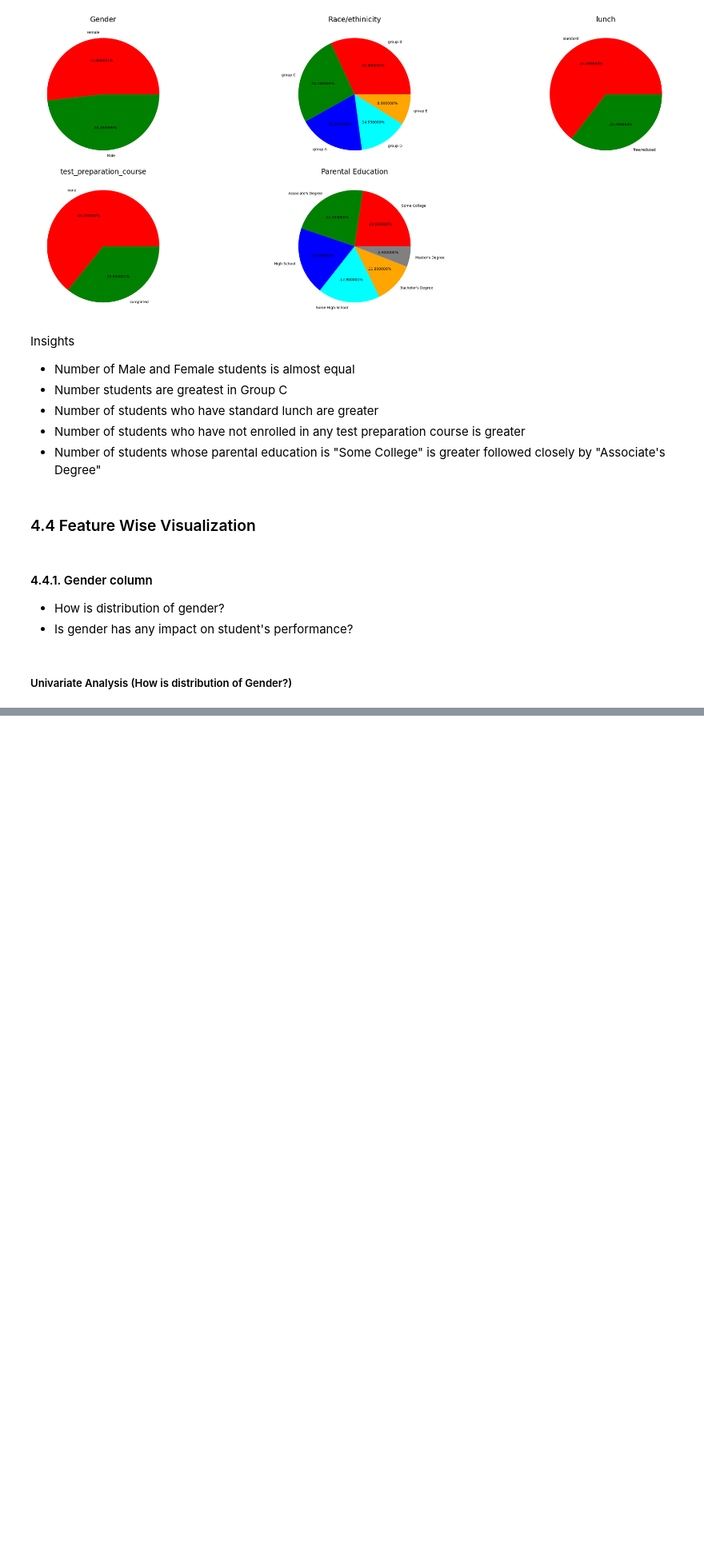
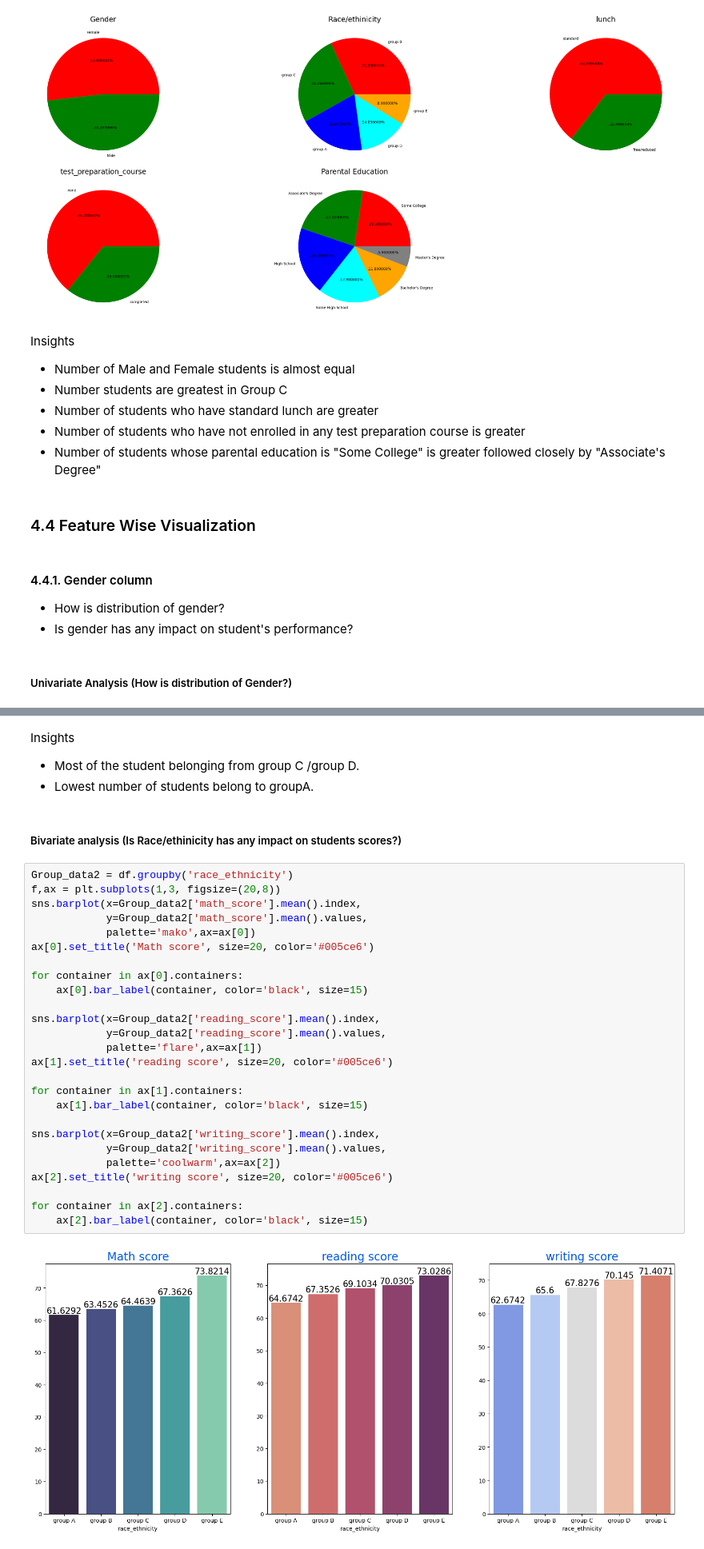
Before and after one commit to arymandeshwal/end-to-end-ml-project, a Jupyter notebook: notebook/EDA STUDENT PERFORMANCE.ipynb, the cells around one changed output, grey strips where cells are left out. Shown at 80% size. Saved outputs shown, nothing was run; the diff lists cells and outputs as text; blank space fills up the shorter version.

```diff
--- a/notebook/EDA STUDENT PERFORMANCE.ipynb
+++ b/notebook/EDA STUDENT PERFORMANCE.ipynb
@@ -428,0 +497,34 @@ Insights
+# %% [markdown]
+Insights
+* Most of the student belonging from group C /group D.
+* Lowest number of students belong to groupA.
+# %% [markdown]
+##### Bivariate analysis (Is Race/ethinicity has any impact on students scores?)
+# %%
+Group_data2 = df.groupby('race_ethnicity')
+f,ax = plt.subplots(1,3, figsize=(20,8))
+sns.barplot(x=Group_data2['math_score'].mean().index,
+            y=Group_data2['math_score'].mean().values,
+            palette='mako',ax=ax[0])
+ax[0].set_title('Math score', size=20, color='#005ce6')
+
+for container in ax[0].containers:
+    ax[0].bar_label(container, color='black', size=15)
+
+sns.barplot(x=Group_data2['reading_score'].mean().index,
+            y=Group_data2['reading_score'].mean().values,
+            palette='flare',ax=ax[1])
+ax[1].set_title('reading score', size=20, color='#005ce6')
+
+for container in ax[1].containers:
+    ax[1].bar_label(container, color='black', size=15)
+
+sns.barplot(x=Group_data2['writing_score'].mean().index,
+            y=Group_data2['writing_score'].mean().values,
+            palette='coolwarm',ax=ax[2])
+ax[2].set_title('writing score', size=20, color='#005ce6')
+
+for container in ax[2].containers:
+    ax[2].bar_label(container, color='black', size=15)
+# %% [output]
+[figure, added]
```
Also changed, not shown: parts of 11 cells of this notebook.
